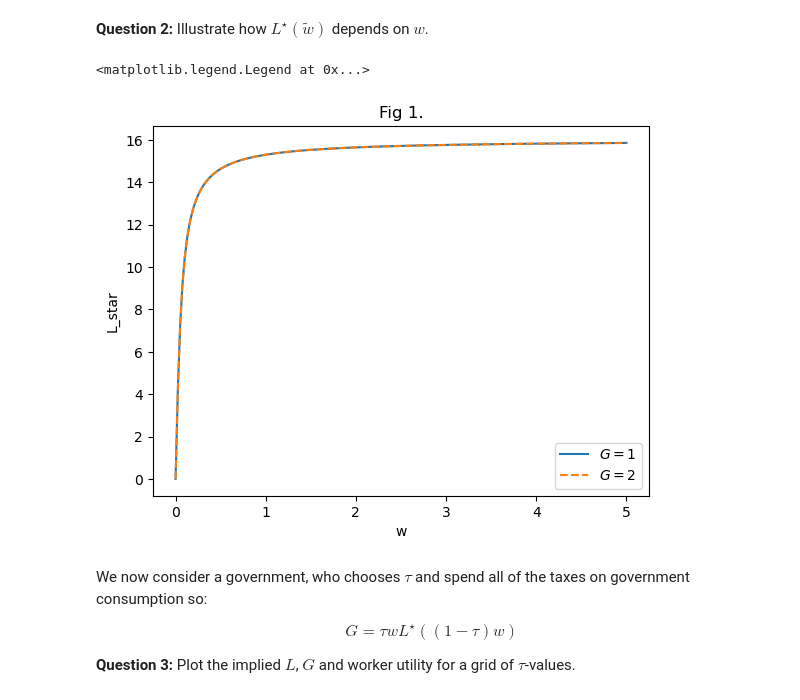
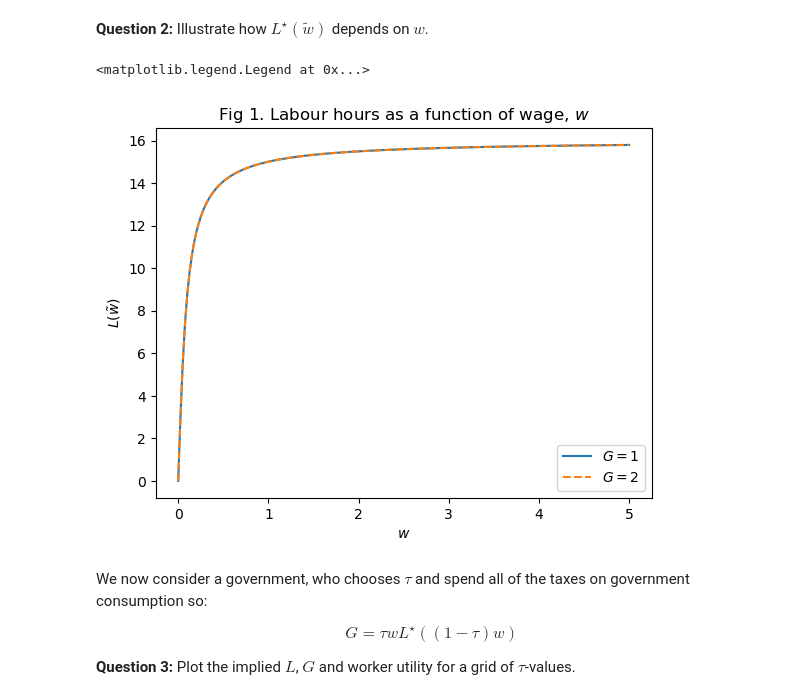
Before and after one commit to NumEconCopenhagen/projects-2023-scb, a Jupyter notebook: exam/Exam-2023-noteboob_FELIX.ipynb, the cells around one changed output. Cells and saved outputs as stored; diff of their text form; code cells hidden in the pictures.

```diff
--- a/exam/Exam-2023-noteboob_FELIX.ipynb
+++ b/exam/Exam-2023-noteboob_FELIX.ipynb
@@ -144,33 +144,33 @@ The analytical solutions for G=1 and G=2, respectively, are [15.30165022719559,
 # %%
 
 
 # Create grids
 ws = np.linspace(0,5,200)
 sols = np.empty((2,200))
 sol_1 = np.empty(200)
 sol_2 = np.empty(200)
 
 #Unpack solution for each G
 for i,w in enumerate(ws):
     bl.w = w
     sols = L_opt(G_list, bl)
     sols_list = list(sols)
     sol_1[i] = sols_list[0]
     sol_2[i] = sols_list[1]
 
 # Plot figure
 fig = plt.figure()
 ax = fig.add_subplot(1,1,1)
 ax.plot(ws,sol_1, label = '$G=1$')
 ax.plot(ws,sol_2,'--', label = '$G=2$')
 
-ax.set_title("Fig 1.")
-ax.set_ylabel('L_star')
-ax.set_xlabel('w')
+ax.set_title(r"Fig 1. Labour hours as a function of wage, $w$")
+ax.set_ylabel(r'$L(\tilde w)$')
+ax.set_xlabel('$w$')
 ax.legend()
 # %% [output]
 <matplotlib.legend.Legend at 0x...>
-[figure, old version]
+[figure, new version]
 # %% [markdown]
 
 We now consider a government, who chooses $\tau$ and spend all of the taxes on government consumption so:
```
Also changed, not shown: parts of 2 cells of this notebook.
